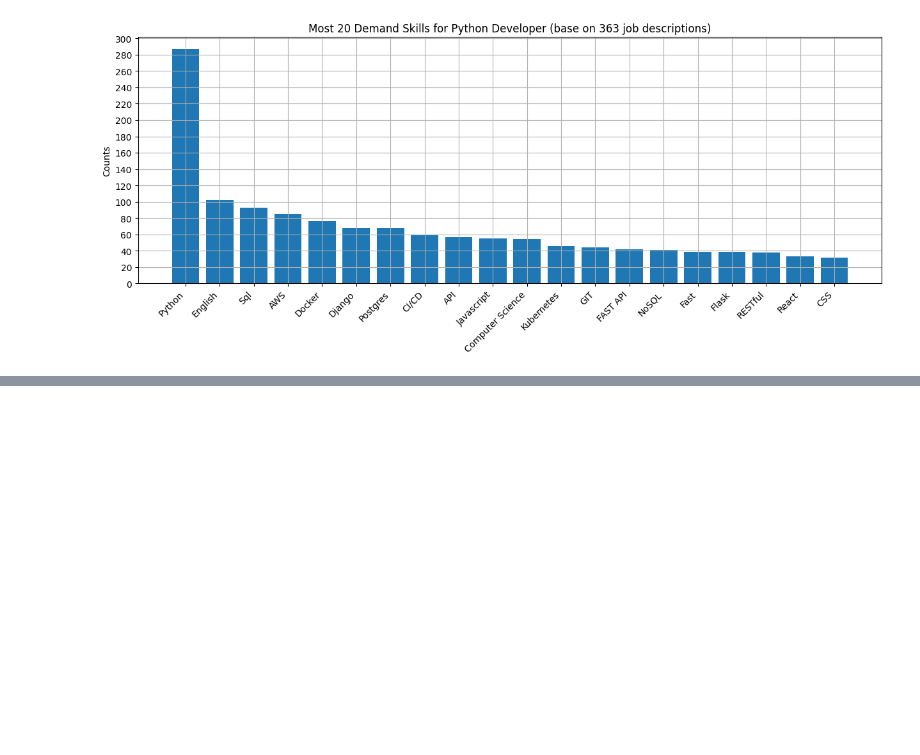
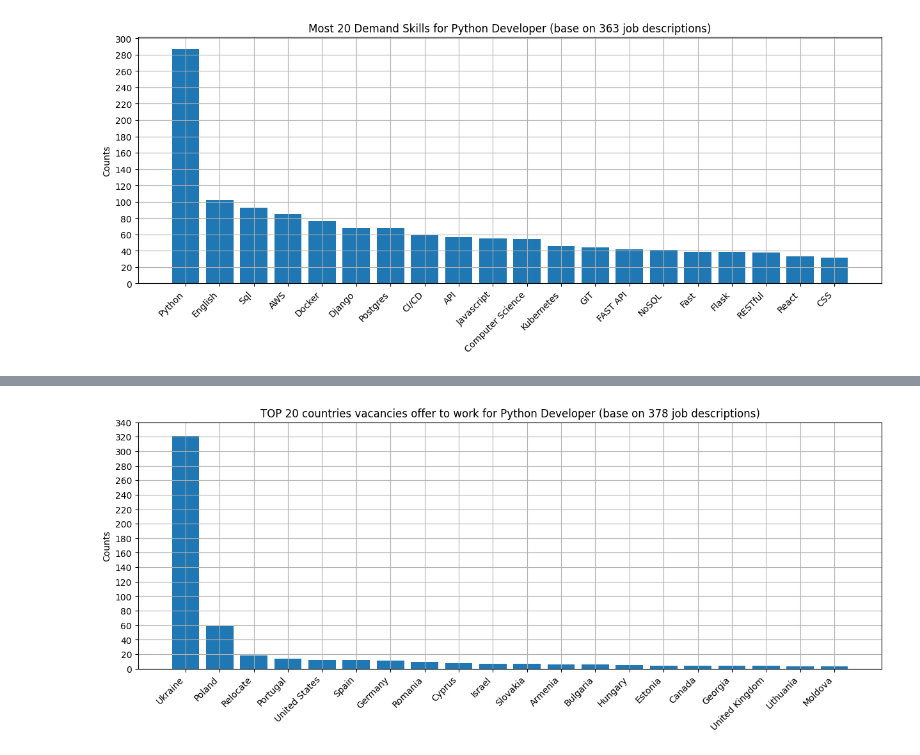
Before and after one commit to danieladdisonorg/Jobsite-Scraper-and-Analyzer, a Jupyter notebook: analyzing/analyze_djinni.ipynb, the cells around one changed output, grey strips where cells are left out. Cells and saved outputs as stored; diff of their text form; code cells hidden in the pictures; blank space fills up the shorter version.

```diff
--- a/analyzing/analyze_djinni.ipynb
+++ b/analyzing/analyze_djinni.ipynb
@@ -117,0 +162,19 @@ plt.show()
+# %%
+# See djinni Job Locations
+countries = pd.Series(df.country.sum())
+countries = countries.value_counts()
+
+# get top 20 countries job vacancies offering
+top_countries = countries[:20]
+
+plt.figure(figsize=(15, 5))
+plt.bar(top_countries.index, top_countries)
+
+plt.title(f"TOP {len(top_countries)} countries vacancies offer to work for {POSITION} Developer (base on {df.shape[0]} job descriptions)")
+plt.xticks(rotation=45, ha="right")
+plt.ylabel("Counts")
+plt.yticks(range(0, countries.max() + 20, 20))
+plt.grid(True)
+plt.show()
+# %% [output]
+[figure, added]
```
Also changed, not shown: parts of 10 cells of this notebook.
